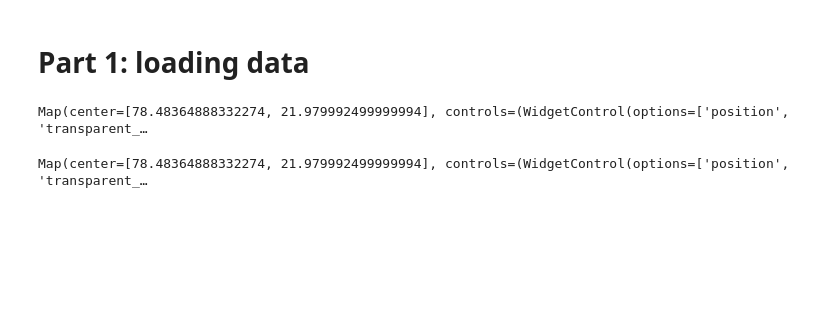
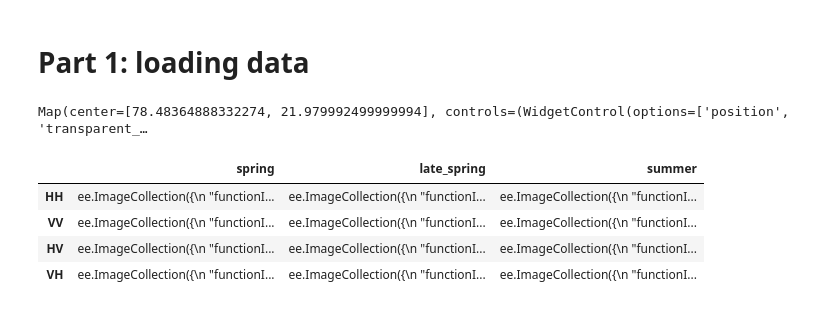
Before and after one commit to p-perrone/UiO_AdvancedRemoteSensing, a Jupyter notebook: Project1_sketch.ipynb, the cells around one changed output. Saved outputs shown, nothing was run; the diff lists cells and outputs as text; code cells hidden in the pictures; blank space fills up the shorter version.

```diff
--- a/Project1_sketch.ipynb
+++ b/Project1_sketch.ipynb
@@ -31,11 +34,11 @@ svalbard_geom = ee.Geometry.Polygon(
 )
 # %%
 # Sentinel-1 collection for Svalbard
-svalbard_s1 = {}
+svalbard_s1_dict = {}
 polarizations = ['HH', 'VV', 'HV', 'VH']
 
 for pol in polarizations:
-    svalbard_s1[pol] = (
+    svalbard_s1_dict[pol] = (
     ee.ImageCollection('COPERNICUS/S1_GRD')
     .filterBounds(svalbard_geom)
     .filter(ee.Filter.listContains('transmitterReceiverPolarisation', pol))
@@ -51,8 +55,10 @@ svalbard_s1VH = svalbard_s1['VH']
 # %%
 # time ranges
-spring = ee.Filter.date('2024-03-01', '2024-04-20')
-late_spring = ee.Filter.date('2024-04-21', '2024-06-10')
-summer = ee.Filter.date('2024-06-11', '2024-08-31')
+spring = ee.Filter.date('2025-03-01', '2025-04-20')
+late_spring = ee.Filter.date('2025-04-21', '2025-06-10')
+summer = ee.Filter.date('2025-06-11', '2025-08-31')
+
+seasons = [spring, late_spring, summer]
 # %%
 Map = geemap.Map()
 Map.centerObject(svalbard_geom, zoom=6)
@@ -63,19 +78,41 @@ Map(center=[78.48364888332274, 21.979992499999994], controls=(WidgetControl(opti
+# %%
+# Building the Sentinel-1 polarizations-seasons dataframe
+season_names = ['spring', 'late_spring', 'summer']
+
+svalbard_s1 = pd.DataFrame(
+    index=polarizations,
+    columns=season_names, # Use descriptive season names as columns
+)
+
+for pol in polarizations:
+    for i, season_filter in enumerate(seasons):
+
+        filtered_collection = svalbard_s1_dict[pol].filter(season_filter)
+
+        svalbard_s1.loc[pol, season_names[i]] = filtered_collection
+
+display(svalbard_s1)
+# %% [output]
+|  | spring | late_spring | summer |
+| HH | ee.ImageCollection({\n "functionI... | ee.ImageCollection({\n "functionI... | ee.ImageCollection({\n "functionI... |
+| VV | ee.ImageCollection({\n "functionI... | ee.ImageCollection({\n "functionI... | ee.ImageCollection({\n "functionI... |
+| HV | ee.ImageCollection({\n "functionI... | ee.ImageCollection({\n "functionI... | ee.ImageCollection({\n "functionI... |
+| VH | ee.ImageCollection({\n "functionI... | ee.ImageCollection({\n "functionI... | ee.ImageCollection({\n "functionI... |
 # %%
-svalbard_s1hh_spring = svalbard_s1HH.filter(spring)
+svalbard_s1_HH_
 
-Spring_Map = geemap.Map()
-Spring_Map.centerObject(svalbard_geom, zoom=6)
+SpringMap = geemap.Map()
+SpringMap.centerObject(svalbard_geom, zoom=6)
+SpringMap.addLayer(svalbard_s1HH.filter(ee.Filter.date("2025-09-24")), {'min': -25, 'max': 5}, 'Sentinel-1 2024-04-20') # Added visualization parameters and layer name
 
 # check if the collection is empty
-if svalbard_s1hh_spring.size().getInfo() > 0:
+if svalbard_s1HH_spring.size().getInfo() > 0:
     # mosaic
     spring_mosaic = svalbard_s1HH_spring.mosaic()
-    Spring_Map.addLayer(spring_mosaic, {'min': -25, 'max': 5}, 'Sentinel-1 spring mosaic')
-    Spring_Map
+    SpringMap.addLayer(spring_mosaic, {'min': -25, 'max': 5}, 'Sentinel-1 spring mosaic')
+    SpringMap
 else:
     print("No Sentinel-1 images found for the spring period in Svalbard with the specified filters.")
-    Spring_Map
+    SpringMap
 
-Spring_Map
+SpringMap
-# %% [output]
-Map(center=[78.48364888332274, 21.979992499999994], controls=(WidgetControl(options=['position', 'transparent_…
```
Also changed, not shown: parts of 4 cells of this notebook.
